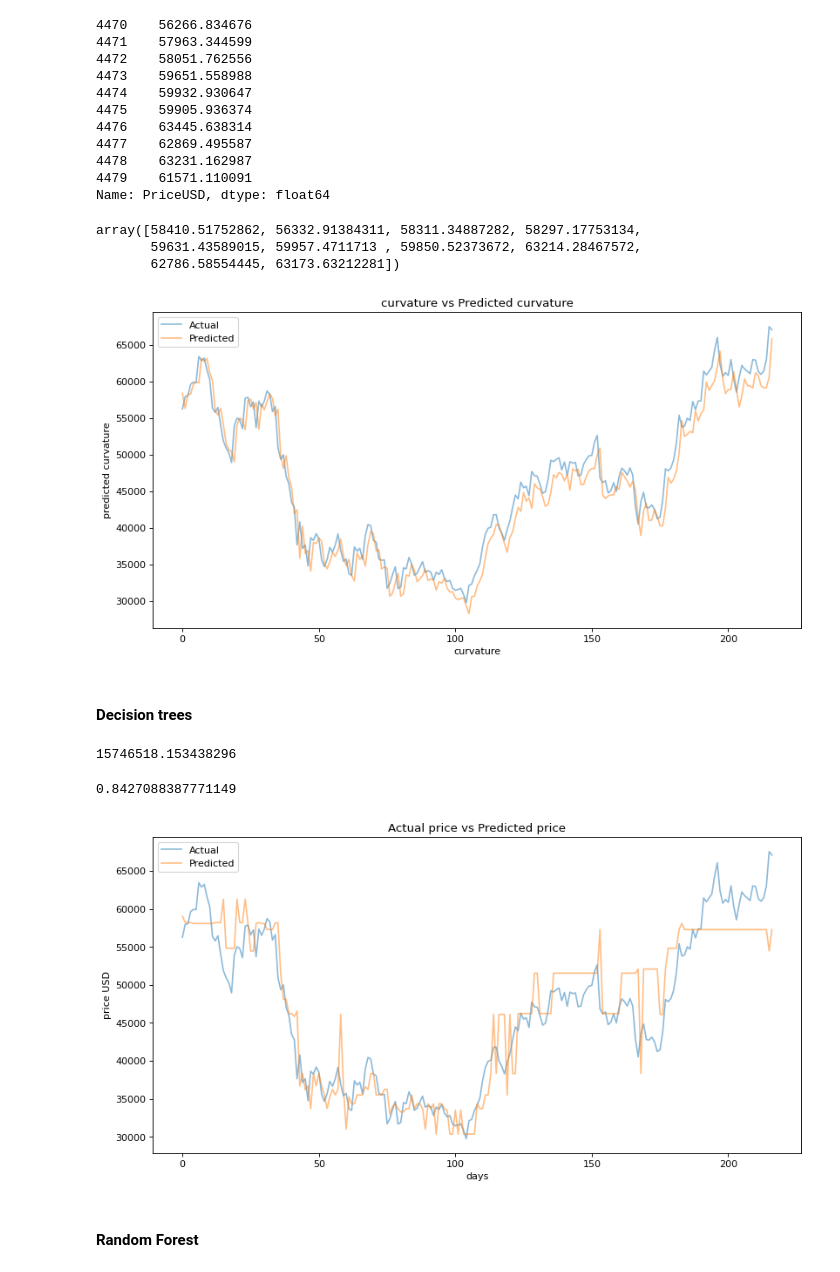
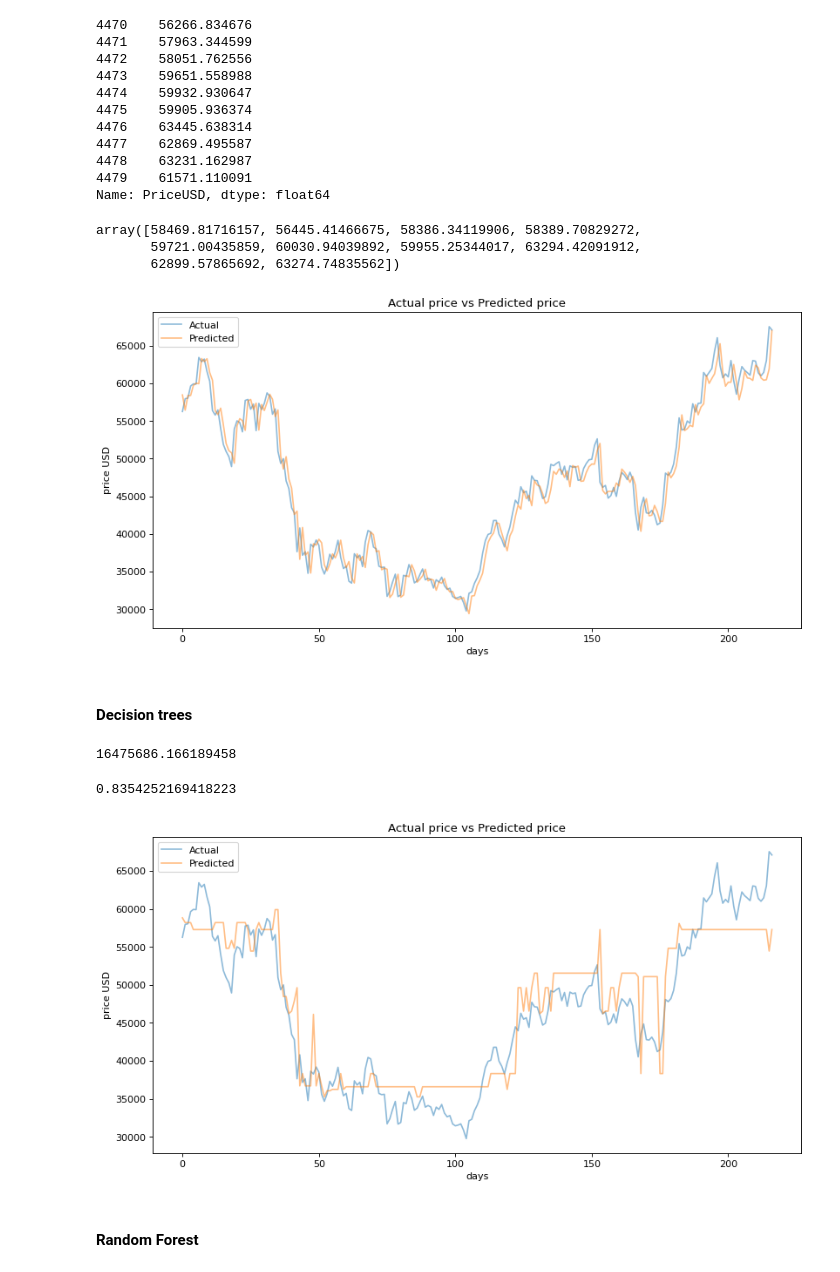
Before and after one commit to ostapkharysh/CryptocurrencyPredictionOnFundamentalData, a Jupyter notebook: Cryptoasset_price.ipynb, the cells around one changed output. Drawn from its saved outputs; the diff is of its cells as text; code cells hidden in the pictures.

```diff
--- a/Cryptoasset_price.ipynb
+++ b/Cryptoasset_price.ipynb
@@ -178,6 +244,9 @@ btc[['time', 'PriceUSD']].head()
 | 557 | 2010-07-20 | 0.074736 |
 | 558 | 2010-07-21 | 0.079193 |
 | 559 | 2010-07-22 | 0.058470 |
+# %%
+# Additing price as one of the explanatory variables for the future price
+btc["LastDayPrice"] = btc['PriceUSD']
 # %%
 btc['PriceUSD'] = btc.PriceUSD.shift(-1) # shift price for 1 day
 btc = btc[:-1] # remove the last row
@@ -195,5 +311,5 @@ btc[['time', 'PriceUSD']].head()
 # %%
 from sklearn.linear_model import LinearRegression
 # %%
-X = btc[list(corSet)]
+X = btc[list(corSet) + ['LastDayPrice']]
 y = btc.PriceUSD
@@ -313,22 +465,22 @@ Name: PriceUSD, dtype: float64
 # %%
 results_valid[:10]
 # %% [output]
-array([58410.51752862, 56332.91384311, 58311.34887282, 58297.17753134,
-       59631.43589015, 59957.4711713 , 59850.52373672, 63214.28467572,
-       62786.58554445, 63173.63212281])
+array([58469.81716157, 56445.41466675, 58386.34119906, 58389.70829272,
+       59721.00435859, 60030.94039892, 59955.25344017, 63294.42091912,
+       62899.57865692, 63274.74835562])
 # %%
 from matplotlib.pyplot import figure
 figure(figsize=(12, 6), dpi=80)
 
 plt.plot(y_valid.values, label = "Actual", alpha=0.5)
 plt.plot(results_valid, label = "Predicted", alpha=0.5)
-plt.xlabel("curvature")
-plt.ylabel("predicted curvature")
-plt.title("curvature vs Predicted curvature")
+plt.xlabel("days")
+plt.ylabel("price USD")
+plt.title("Actual price vs Predicted price")
 plt.legend()
 plt.show()
 # %% [output]
-[figure, old version]
+[figure, new version]
 # %% [markdown]
 #### Decision trees
 # %%
@@ -341,8 +493,8 @@ results_valid = decTree.predict(X_valid)
 print(mean_squared_error(y_valid, results_valid))
 r2_score(y_valid, results_valid)
 # %% [output]
-15746518.153438296
+16475686.166189458
-0.8427088387771149
+0.8354252169418223
 # %%
 figure(figsize=(12, 6), dpi=80)
 plt.plot(y_valid.values, label = "Actual", alpha=0.5)
@@ -353,7 +505,7 @@ plt.title("Actual price vs Predicted price")
 plt.legend()
 plt.show()
 # %% [output]
-[figure, old version]
+[figure, new version]
 # %% [markdown]
 #### Random Forest
 # %%
```
Also changed, not shown: parts of 68 cells of this notebook, 1 other file.
